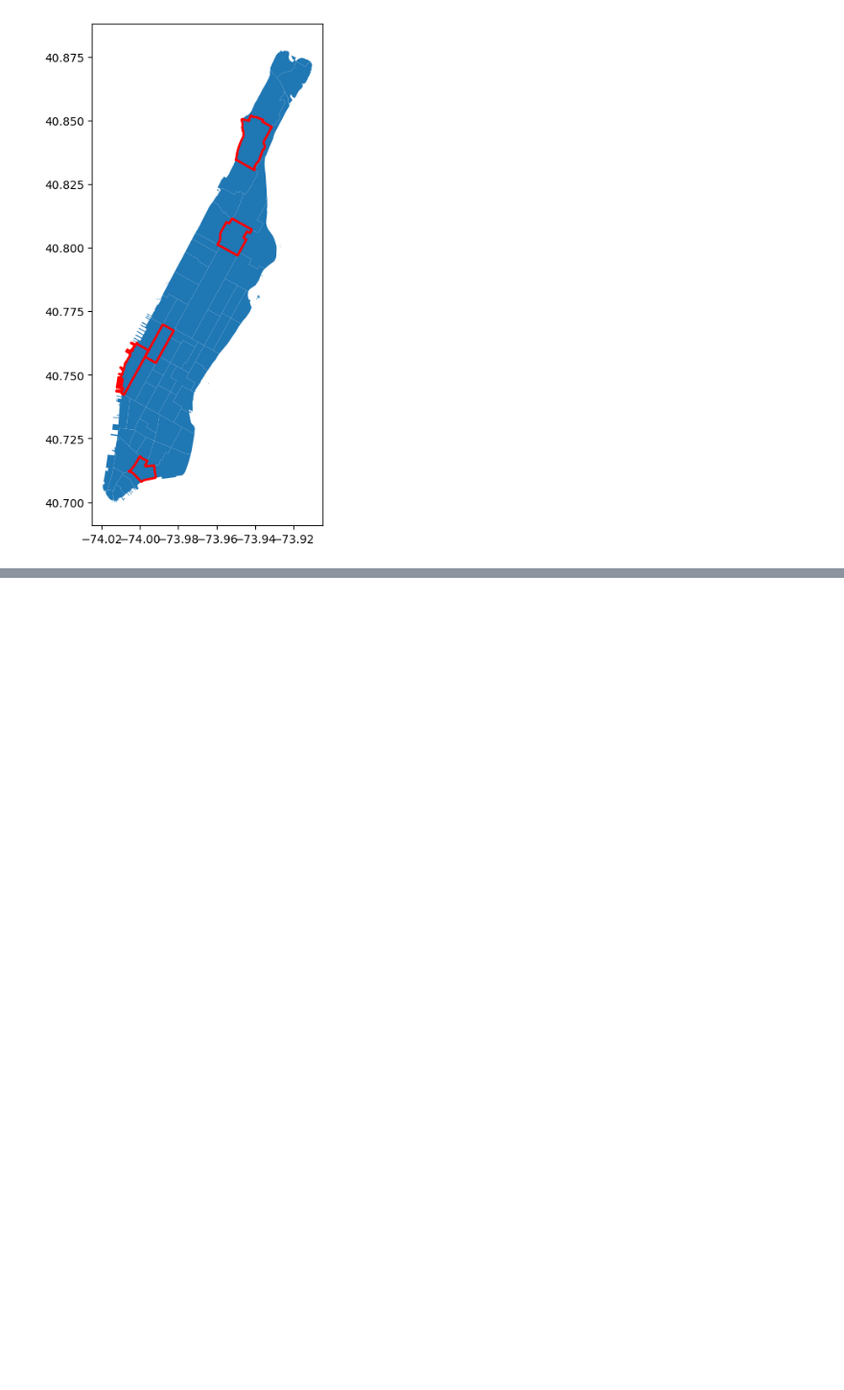
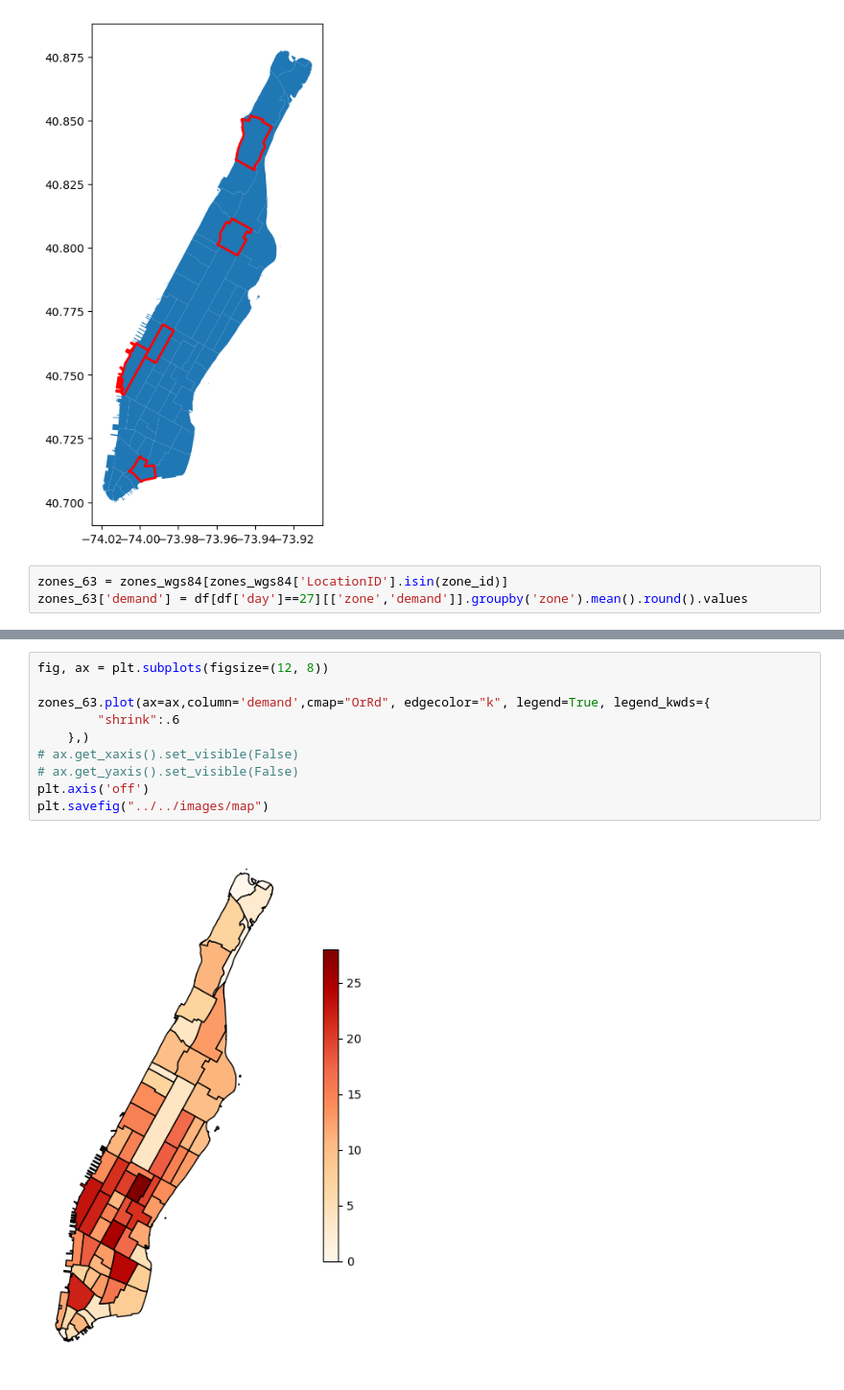
Before and after one commit to elxl/demand-uncertainty, a Jupyter notebook: analysis.ipynb, the cells around one changed output, grey strips where cells are left out. Shown at 96% size. Saved outputs shown, nothing was run; the diff lists cells and outputs as text; blank space fills up the shorter version.

```diff
--- a/analysis.ipynb
+++ b/analysis.ipynb
@@ -526,3 +551,6 @@ highlighted_data.plot(ax = ax, facecolor='none', edgecolor='red', linewidth=2)
 # %% [output]
 <Axes: >
 [figure]
+# %%
+zones_63 = zones_wgs84[zones_wgs84['LocationID'].isin(zone_id)]
+zones_63['demand'] = df[df['day']==27][['zone','demand']].groupby('zone').mean().round().values
@@ -528,0 +579,12 @@ highlighted_data.plot(ax = ax, facecolor='none', edgecolor='red', linewidth=2)
+# %%
+fig, ax = plt.subplots(figsize=(12, 8))
+
+zones_63.plot(ax=ax,column='demand',cmap="OrRd", edgecolor="k", legend=True, legend_kwds={
+        "shrink":.6
+    },)
+# ax.get_xaxis().set_visible(False)
+# ax.get_yaxis().set_visible(False)
+plt.axis('off')
+plt.savefig("../../images/map")
+# %% [output]
+[figure, added]
```
Also changed, not shown: parts of 17 cells of this notebook, 5 other files.
